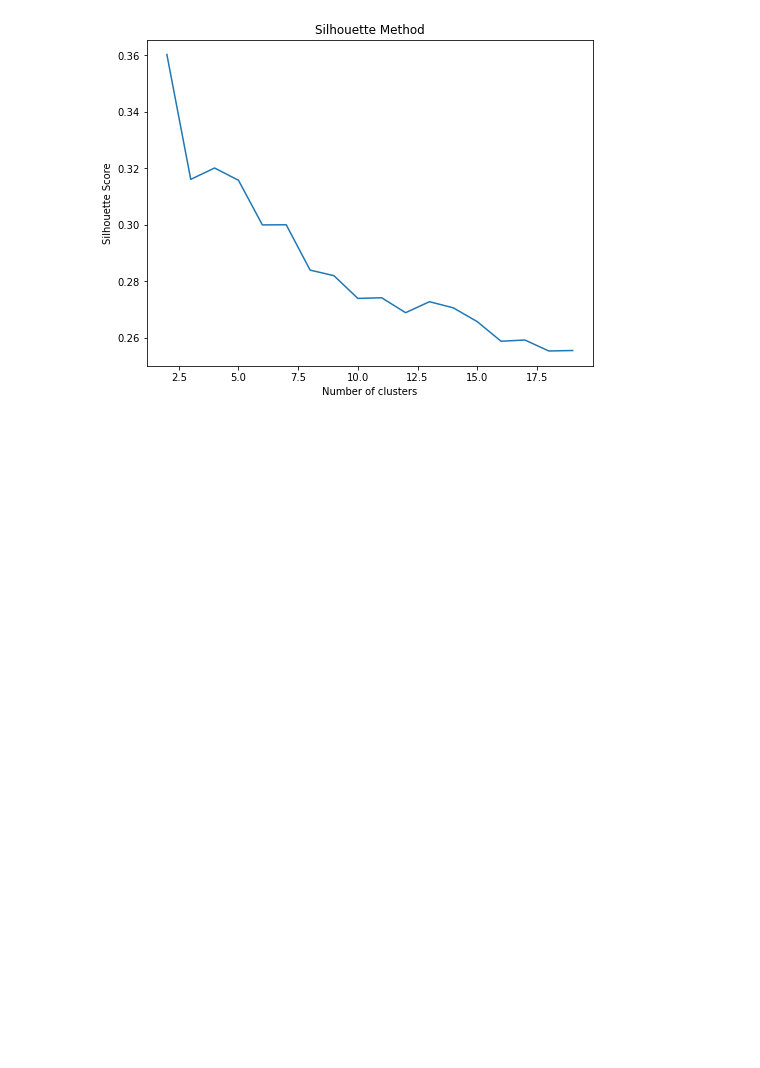
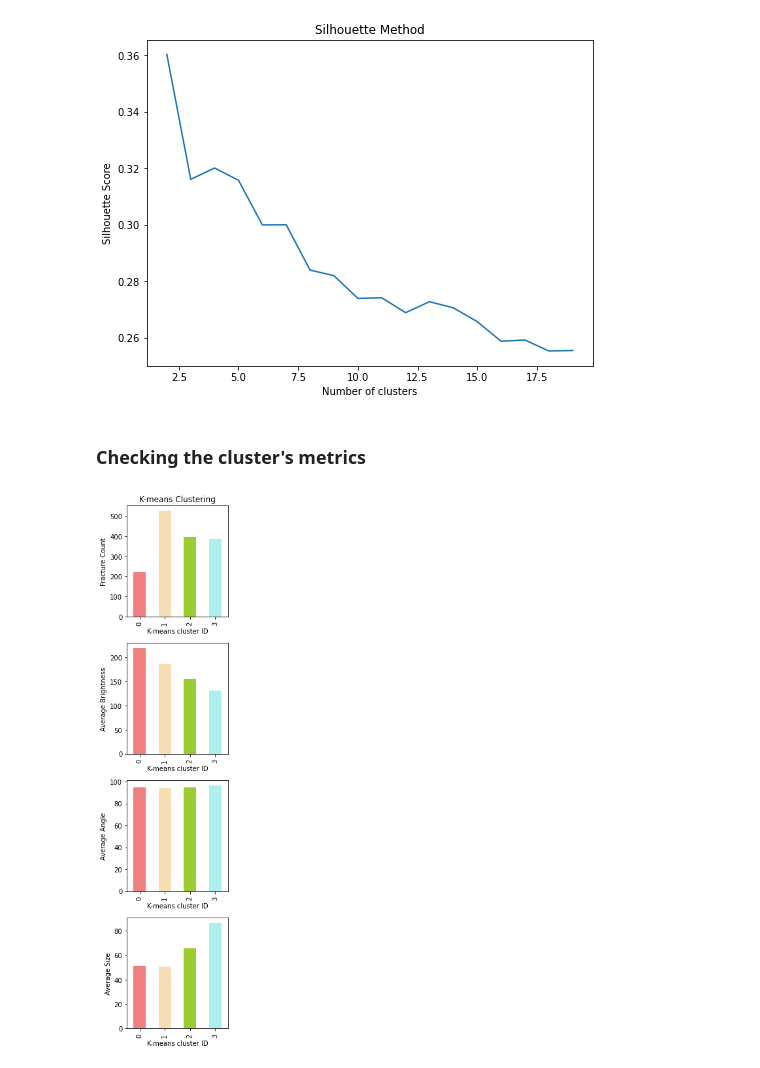
Before and after one commit to saranemustafa/bennu-fracture-analysis, a Jupyter notebook: 7_kmeans_clustering.ipynb, the cells around one changed output. Cells and saved outputs as stored; diff of their text form; code cells hidden in the pictures; blank space fills up the shorter version.

Commit message:
Check clusters' matrices

```diff
--- a/7_kmeans_clustering.ipynb
+++ b/7_kmeans_clustering.ipynb
@@ -241,3 +238,36 @@ plt.ylabel('Silhouette Score')
 plt.show()
 # %% [output]
 [figure]
+# %% [markdown]
+<a id='4'></a>
+### Checking the cluster's metrics
+# %%
+plt.figure(figsize=(3, 12))
+
+bar_colors=['lightcoral', 'wheat', 'yellowgreen', 'paleturquoise', 'plum']
+
+plt.subplot(4, 1, 1)
+ax1 = df_fractures.groupby('kmeans_cluster_id')['kmeans_cluster_id'].count().plot(kind='bar', color=bar_colors)
+ax1.set_title('K-means Clustering')
+ax1.set_xlabel("K-means cluster ID")
+ax1.set_ylabel("Fracture Count")
+
+plt.subplot(4, 1, 2)
+ax2 = df_fractures.groupby('kmeans_cluster_id')['w_average_brightness'].mean().plot(kind='bar', color=bar_colors)
+ax2.set_xlabel("K-means cluster ID")
+ax2.set_ylabel("Average Brightness")
+
+plt.subplot(4, 1, 3)
+ax3 = df_fractures.groupby('kmeans_cluster_id')['w_average_angle_degree'].mean().plot(kind='bar', color=bar_colors)
+ax3.set_xlabel("K-means cluster ID")
+ax3.set_ylabel("Average Angle")
+
+plt.subplot(4, 1, 4)
+ax4 = df_fractures.groupby('kmeans_cluster_id')['total_size'].mean().plot(kind='bar', color=bar_colors)
+ax4.set_xlabel("K-means cluster ID")
+ax4.set_ylabel("Average Size")
+
+plt.tight_layout()
+plt.show()
+# %% [output]
+[figure, added]
```
Also changed, not shown: parts of 6 cells of this notebook, 2 other files.
